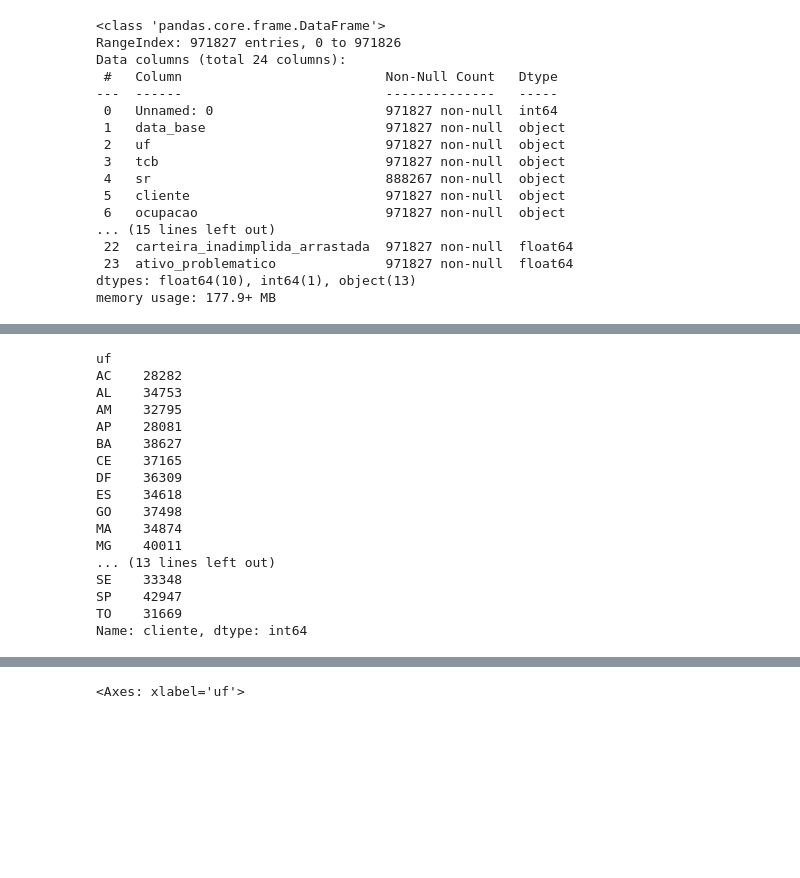
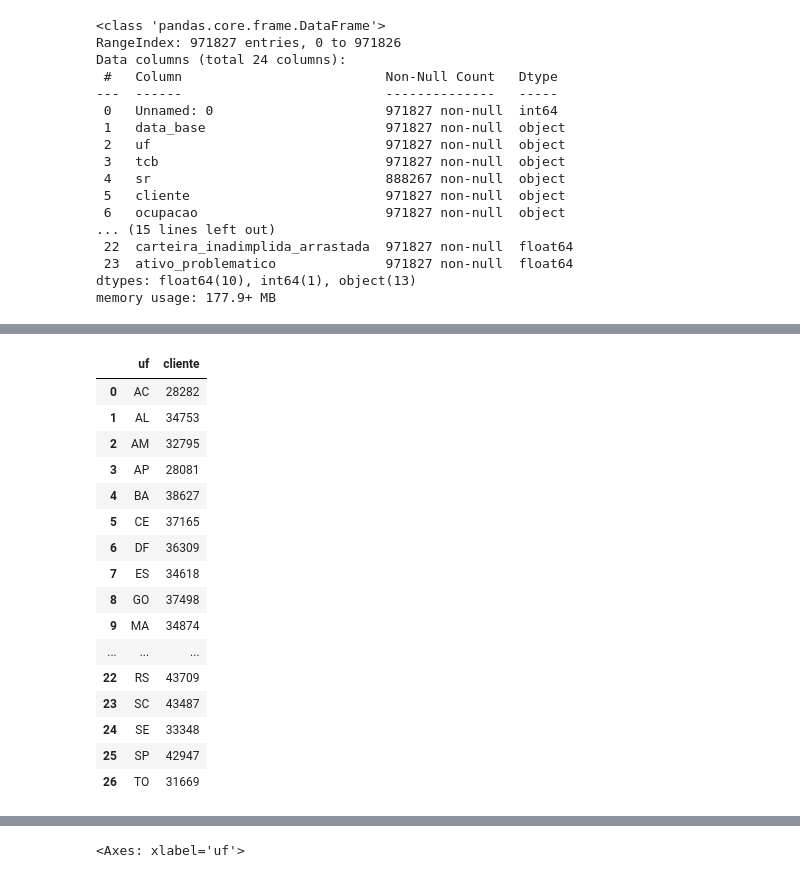
Before and after one commit to FranciniSantana/analise-scr-data, a Jupyter notebook: notebook/analise-descritiva.ipynb, the cells around one changed output, grey strips where cells are left out. Saved outputs shown, nothing was run; the diff lists cells and outputs as text; code cells hidden in the pictures; blank space fills up the shorter version.

```diff
--- a/notebook/analise-descritiva.ipynb
+++ b/notebook/analise-descritiva.ipynb
@@ -57,26 +58,26 @@ df[colunas_numericas].describe()
 | 75% | 2024263.31 | 774717.10 | 42389.47 | 623.95 | ... |
 | max | 5581369744.12 | 1888495264.63 | 255548319.52 | 70322519.44 | ... |
 # %%
-client_uf = df.groupby('uf')['cliente'].count()
+client_uf = df.groupby('uf')['cliente'].count().reset_index()
 client_uf
 # %% [output]
-uf
-AC    28282
-AL    34753
-AM    32795
-AP    28081
-BA    38627
-CE    37165
-DF    36309
-ES    34618
-GO    37498
-MA    34874
-MG    40011
-... (13 lines left out)
-SE    33348
-SP    42947
-TO    31669
-Name: cliente, dtype: int64
+|  | uf | cliente |
+| 0 | AC | 28282 |
+| 1 | AL | 34753 |
+| 2 | AM | 32795 |
+| 3 | AP | 28081 |
+| 4 | BA | 38627 |
+| 5 | CE | 37165 |
+| 6 | DF | 36309 |
+| 7 | ES | 34618 |
+| 8 | GO | 37498 |
+| 9 | MA | 34874 |
+| ... | ... | ... |
+| 22 | RS | 43709 |
+| 23 | SC | 43487 |
+| 24 | SE | 33348 |
+| 25 | SP | 42947 |
+| 26 | TO | 31669 |
 # %%
 #definindo um tema para os gráficos
 sns.set_theme(style='darkgrid')
```
Also changed, not shown: parts of 4 cells of this notebook.
